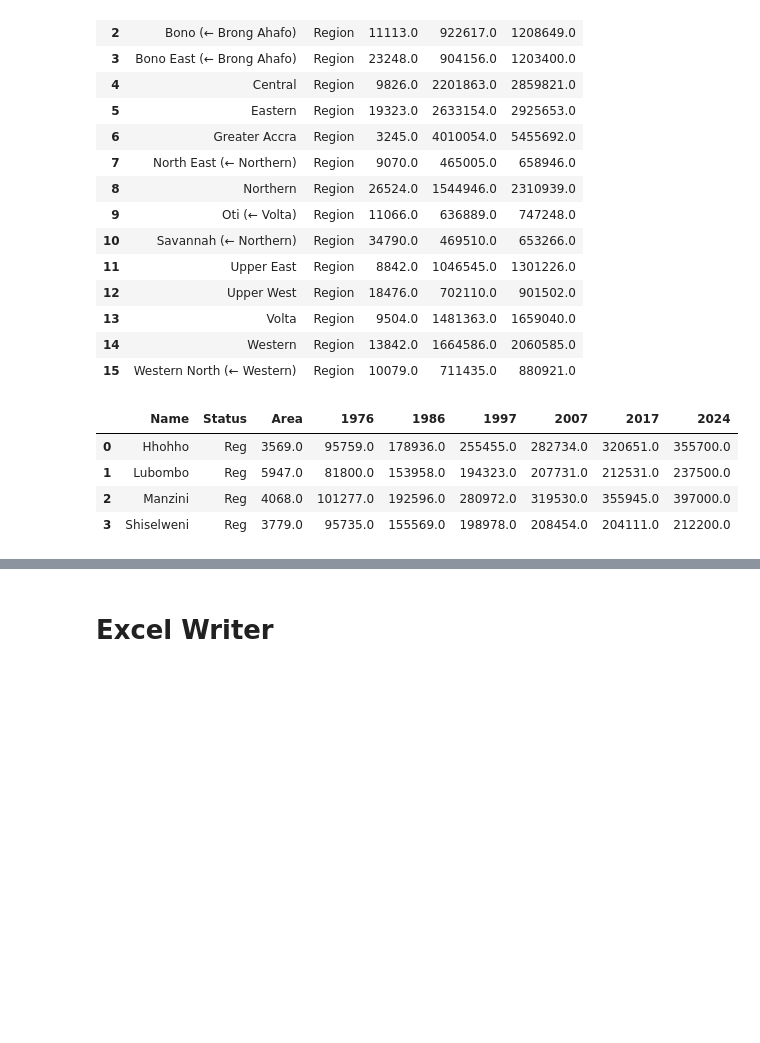
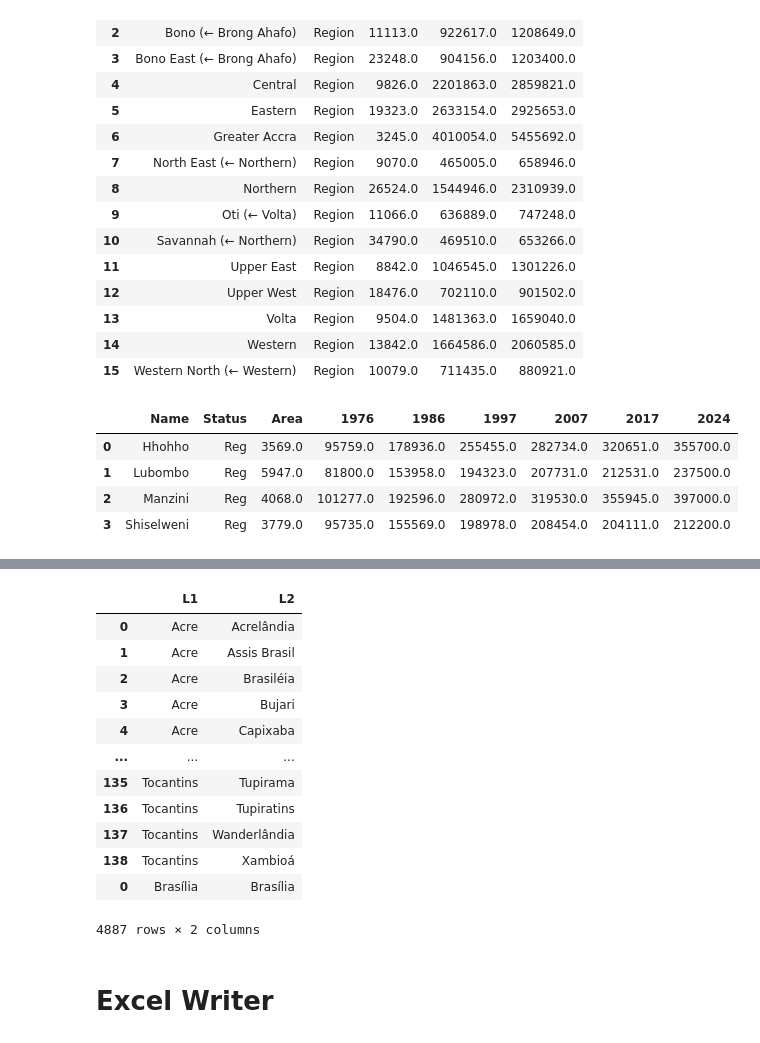
Before and after one commit to CabooseExia/Geospatial-practice, a Jupyter notebook: citypopulation_webscraper.ipynb, the cells around one changed output, grey strips where cells are left out. Drawn from its saved outputs; the diff is of its cells as text; code cells hidden in the pictures; blank space fills up the shorter version.

```diff
--- a/citypopulation_webscraper.ipynb
+++ b/citypopulation_webscraper.ipynb
@@ -435,0 +579,5 @@ eswatini_df
+# %%
+
+page = requests.get(f"https://www.citypopulation.de/en/brazil/regiaocentrooeste/admin/distrito_federal/5300108__bras%C3%ADlia/")
+test_df = make_df_brazil_problem(page)
+test_df
@@ -436,3 +587,59 @@ eswatini_df
+# %%
+brazil_sites = ['https://www.citypopulation.de/en/brazil/regiaonorte/admin/12__acre/',
+                'https://www.citypopulation.de/en/brazil/regiaonordeste/admin/27__alagoas/',
+                'https://www.citypopulation.de/en/brazil/regiaonorte/admin/16__amap%C3%A1/',
+                'https://www.citypopulation.de/en/brazil/regiaonorte/admin/13__amazonas/',
+                'https://www.citypopulation.de/en/brazil/regiaonordeste/admin/29__bahia/',
+                'https://www.citypopulation.de/en/brazil/regiaonordeste/admin/23__cear%C3%A1/',
+                'https://www.citypopulation.de/en/brazil/regiaosudeste/admin/32__esp%C3%ADrito_santo/',
+                'https://www.citypopulation.de/en/brazil/regiaosudeste/admin/31__minas_gerais/',
+                'https://www.citypopulation.de/en/brazil/regiaonorte/admin/15__par%C3%A1/',
+                'https://www.citypopulation.de/en/brazil/regiaonordeste/admin/25__para%C3%ADba/',
+                'https://www.citypopulation.de/en/brazil/regiaosud/admin/41__paran%C3%A1/',
+                'https://www.citypopulation.de/en/brazil/regiaonordeste/admin/26__pernambuco/',
+                'https://www.citypopulation.de/en/brazil/regiaonordeste/admin/22__piau%C3%AD/',
+                'https://www.citypopulation.de/en/brazil/regiaosudeste/admin/33__rio_de_janeiro/',
+                'https://www.citypopulation.de/en/brazil/regiaonordeste/admin/24__rio_grande_do_norte/',
+                'https://www.citypopulation.de/en/brazil/regiaosud/admin/43__rio_grande_do_sul/',
+                'https://www.citypopulation.de/en/brazil/regiaonorte/admin/11__rond%C3%B4nia/',
+                'https://www.citypopulation.de/en/brazil/regiaonorte/admin/14__roraima/',
+                'https://www.citypopulation.de/en/brazil/regiaosud/admin/42__santa_catarina/',
+                'https://www.citypopulation.de/en/brazil/regiaosudeste/admin/35__s%C3%A3o%20paulo/',
+                'https://www.citypopulation.de/en/brazil/regiaonordeste/admin/28__sergipe/',
+                'https://www.citypopulation.de/en/brazil/regiaonorte/admin/17__tocantins/']
+
+brazil_problem_sites =['https://www.citypopulation.de/en/brazil/regiaocentrooeste/admin/distrito_federal/5300108__bras%C3%ADlia/',
+                       ]
+
+brazil_df = pd.DataFrame()
+
+for site in brazil_sites:
+    page = requests.get(site)
+    df = make_df_l2(page)
+    df = df[['L1', 'L2']]
+    brazil_df = pd.concat([brazil_df, df], axis=0)
+
+for site in brazil_problem_sites:
+    page = requests.get(site)
+    df = make_df_brazil_problem(page)
+    df = df[['L1', 'L2']]
+    brazil_df = pd.concat([brazil_df, df], axis=0)
+
+brazil_df
+# %% [output]
+|  | L1 | L2 |
+| 0 | Acre | Acrelândia |
+| 1 | Acre | Assis Brasil |
+| 2 | Acre | Brasiléia |
+| 3 | Acre | Bujari |
+| 4 | Acre | Capixaba |
+| ... | ... | ... |
+| 135 | Tocantins | Tupirama |
+| 136 | Tocantins | Tupiratins |
+| 137 | Tocantins | Wanderlândia |
+| 138 | Tocantins | Xambioá |
+| 0 | Brasília | Brasília |
+4887 rows × 2 columns
 # %% [markdown]
 # Excel Writer
 # %%
```
Also changed, not shown: parts of 9 cells of this notebook.
